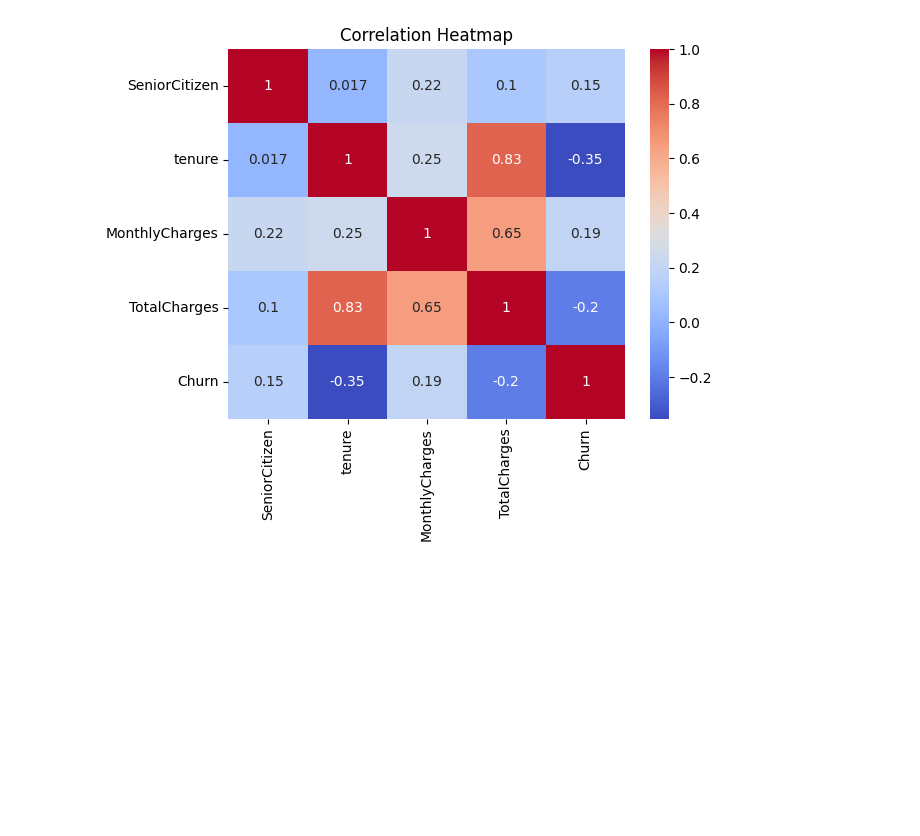
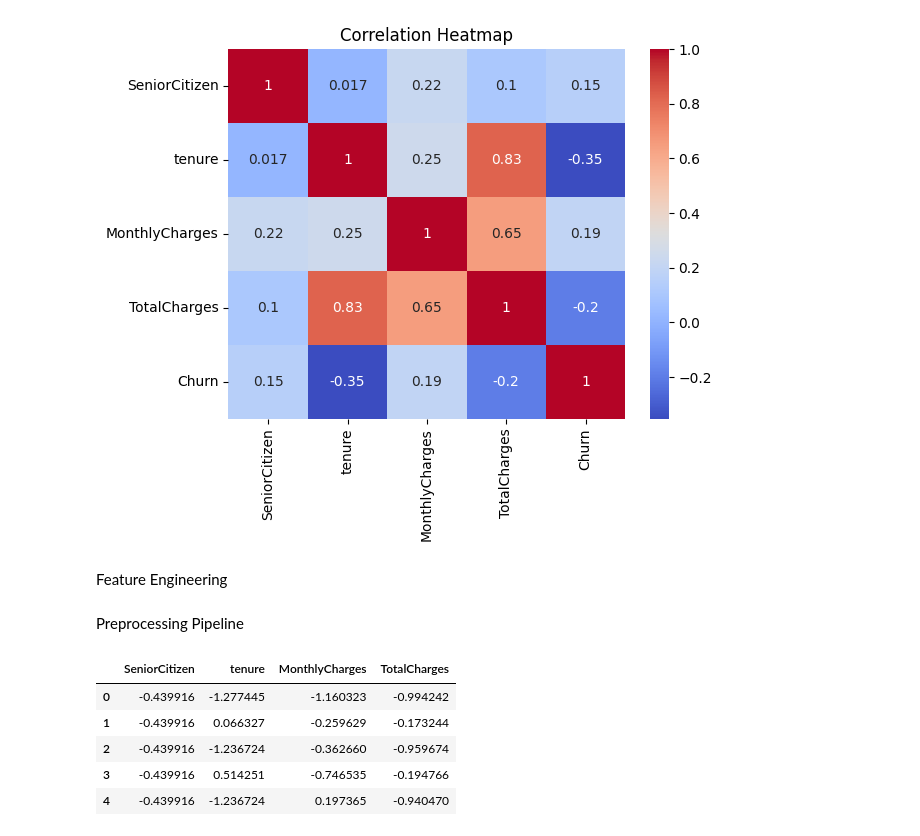
Before and after one commit to Sangamithra11/Churnsense, a Jupyter notebook: notebooks/01_eda.ipynb, the cells around one changed output. Cells and saved outputs as stored; diff of their text form; code cells hidden in the pictures; blank space fills up the shorter version.

```diff
--- a/notebooks/01_eda.ipynb
+++ b/notebooks/01_eda.ipynb
@@ -198,0 +204,5 @@ df.drop(columns=["customerID"], inplace=True)
+# %%
+num_cols = x.select_dtypes(include=['int64', 'float64']).columns
+cat_cols = x.select_dtypes(include=['object', 'str']).columns
+# %% [markdown]
+Feature Engineering
@@ -198,0 +216,15 @@ df.drop(columns=["customerID"], inplace=True)
+# %% [markdown]
+Preprocessing Pipeline
+# %%
+from sklearn.preprocessing import StandardScaler
+
+scaler = StandardScaler()
+x[num_cols] = scaler.fit_transform(x[num_cols])
+x[num_cols].head()
+# %% [output]
+|  | SeniorCitizen | tenure | MonthlyCharges | TotalCharges |
+| 0 | -0.439916 | -1.277445 | -1.160323 | -0.994242 |
+| 1 | -0.439916 | 0.066327 | -0.259629 | -0.173244 |
+| 2 | -0.439916 | -1.236724 | -0.362660 | -0.959674 |
+| 3 | -0.439916 | 0.514251 | -0.746535 | -0.194766 |
+| 4 | -0.439916 | -1.236724 | 0.197365 | -0.940470 |
```
Also changed, not shown: parts of 9 cells of this notebook.
